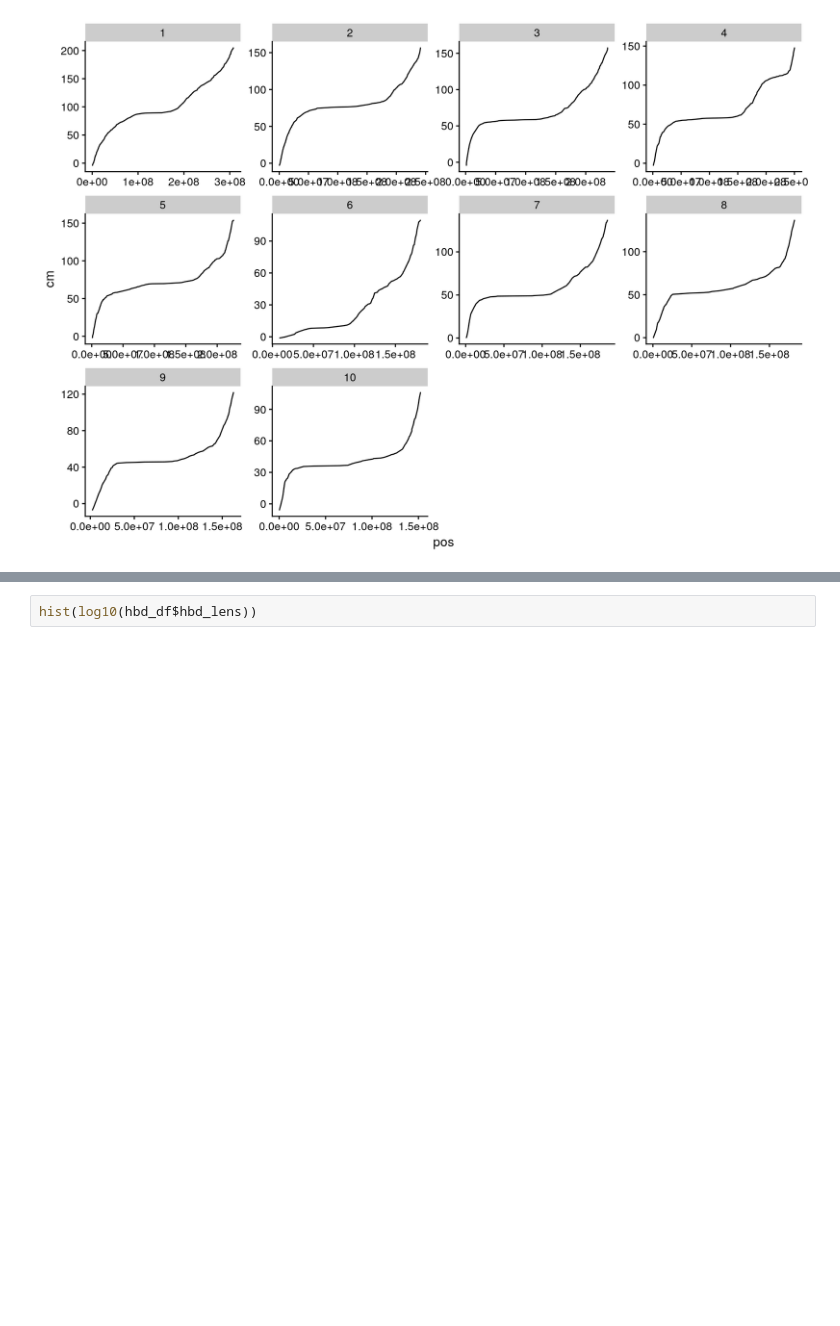
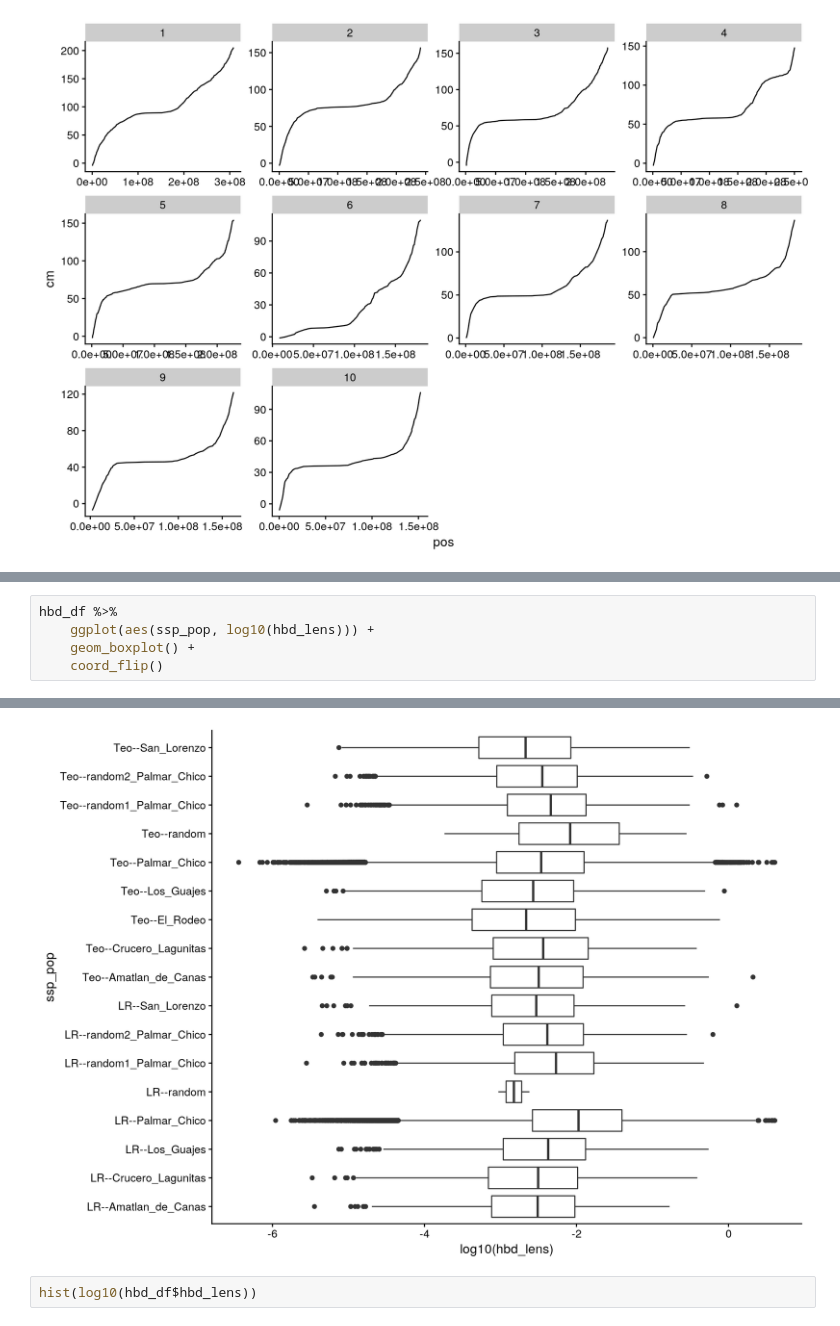
Before and after one commit to silastittes/parv_local, a Jupyter notebook: notebooks/popgen_stats.ipynb, the cells around one changed output, grey strips where cells are left out. Drawn from its saved outputs; the diff is of its cells as text; blank space fills up the shorter version.

```diff
--- a/notebooks/popgen_stats.ipynb
+++ b/notebooks/popgen_stats.ipynb
@@ -362,0 +421,6 @@ A tibble: 797401 × 11
+# %%
+hbd_df %>%
+    ggplot(aes(ssp_pop, log10(hbd_lens))) +
+    geom_boxplot() +
+    coord_flip()
+# %% [output]
@@ -363,2 +429,3 @@ A tibble: 797401 × 11
+[figure, added]
 # %%
 hist(log10(hbd_df$hbd_lens))
```
Also changed, not shown: parts of 11 cells of this notebook, 9 other files.
